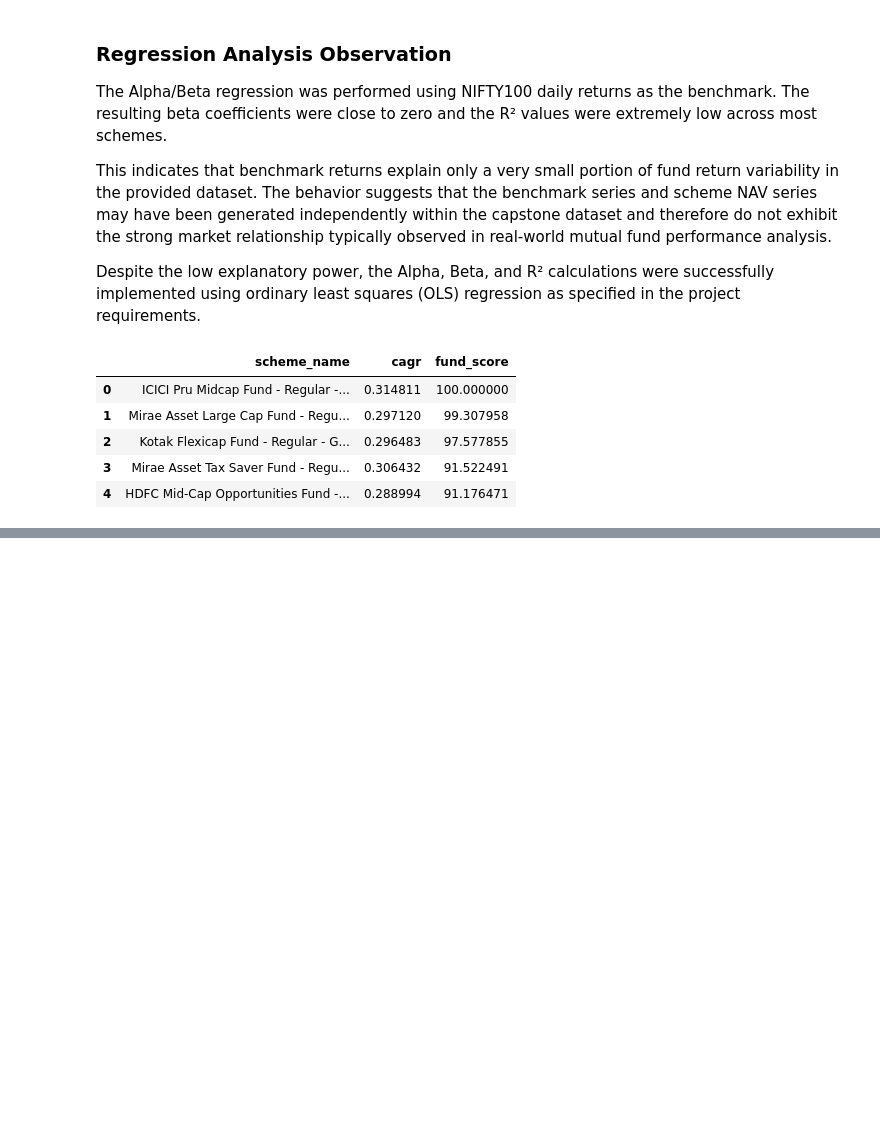
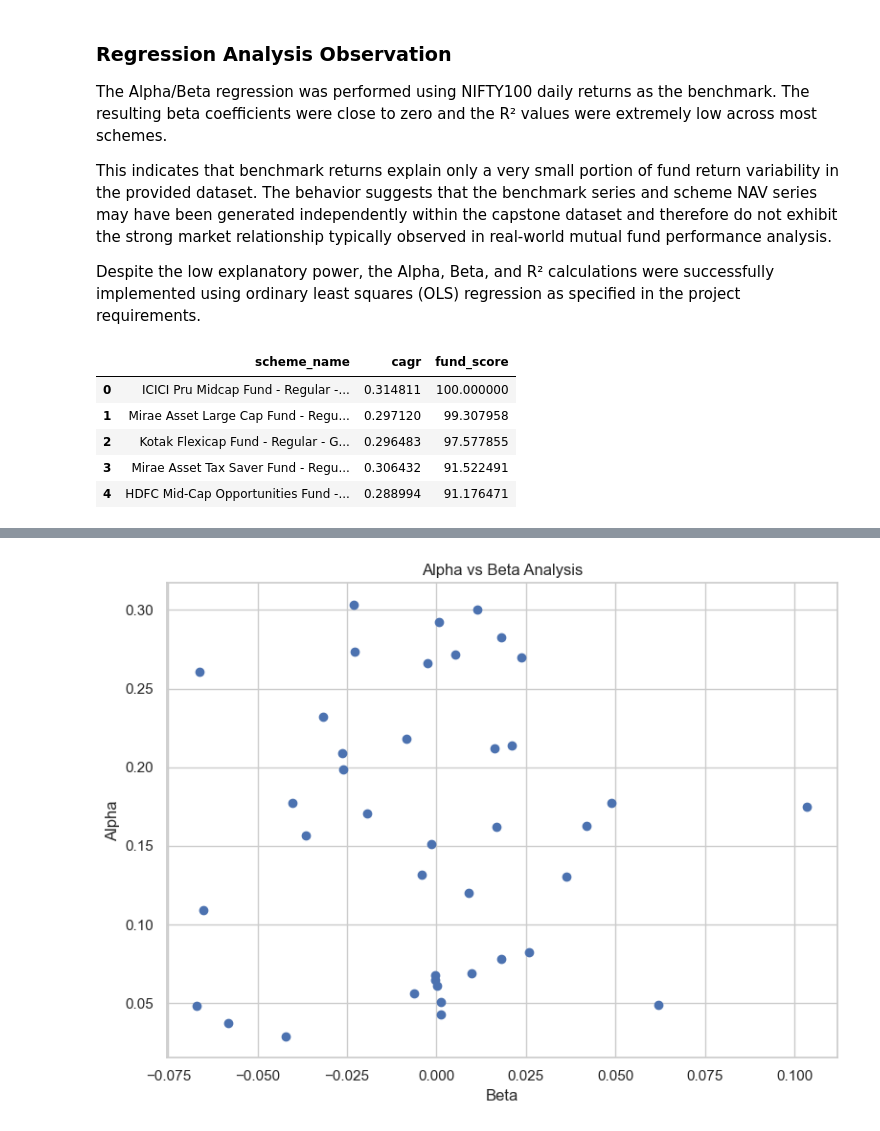
Before and after one commit to Manish-kumar37/bluestock-mf-capstone, a Jupyter notebook: notebooks/04_performance_analytics.ipynb, the cells around one changed output, grey strips where cells are left out. Saved outputs shown, nothing was run; the diff lists cells and outputs as text; code cells hidden in the pictures; blank space fills up the shorter version.

```diff
--- a/notebooks/04_performance_analytics.ipynb
+++ b/notebooks/04_performance_analytics.ipynb
@@ -1117,0 +1180,26 @@ scorecard[
+# %%
+plt.figure(figsize=(8,6))
+
+plt.scatter(
+    scorecard["beta"],
+    scorecard["alpha"]
+)
+
+plt.xlabel("Beta")
+plt.ylabel("Alpha")
+
+plt.title("Alpha vs Beta Analysis")
+
+plt.grid(True)
+
+plt.tight_layout()
+
+plt.savefig(
+    "../reports/charts/alpha_beta_analysis.png",
+    dpi=300,
+    bbox_inches="tight"
+)
+
+plt.show()
+# %% [output]
+[figure, added]
```
Also changed, not shown: parts of 4 cells of this notebook, 4 other files.
